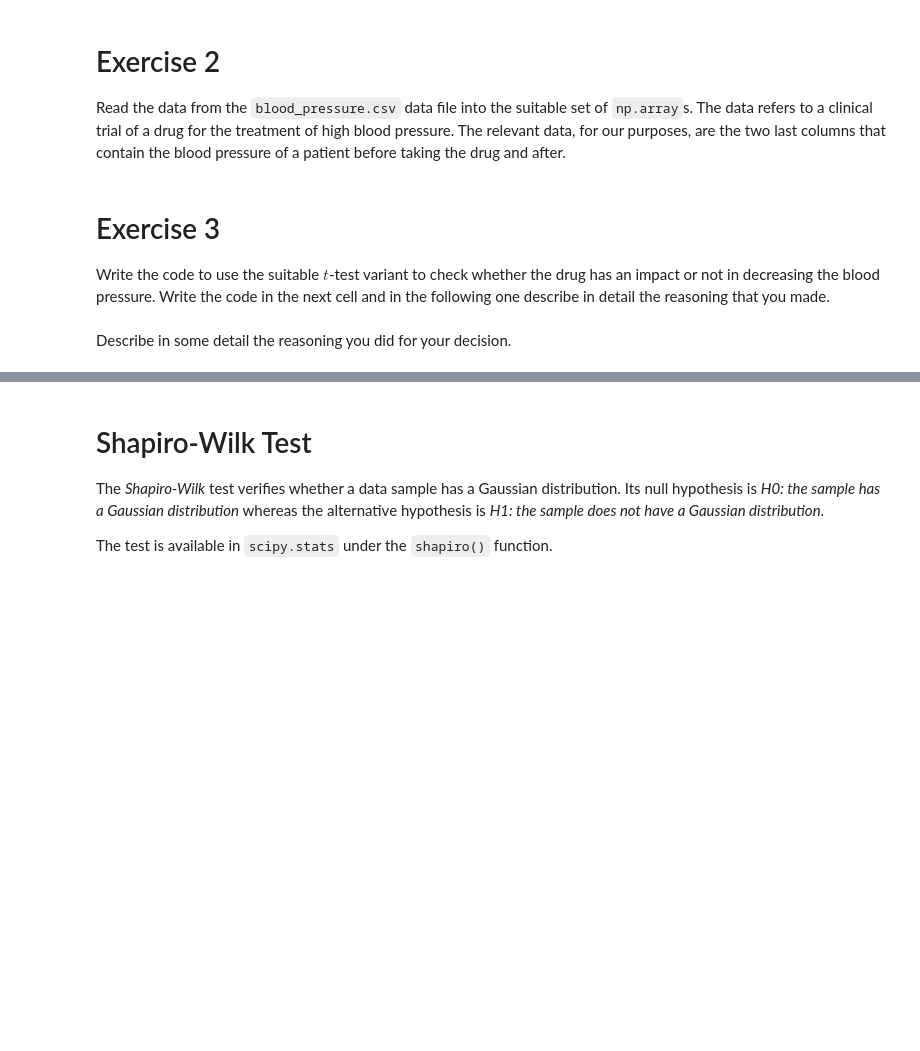
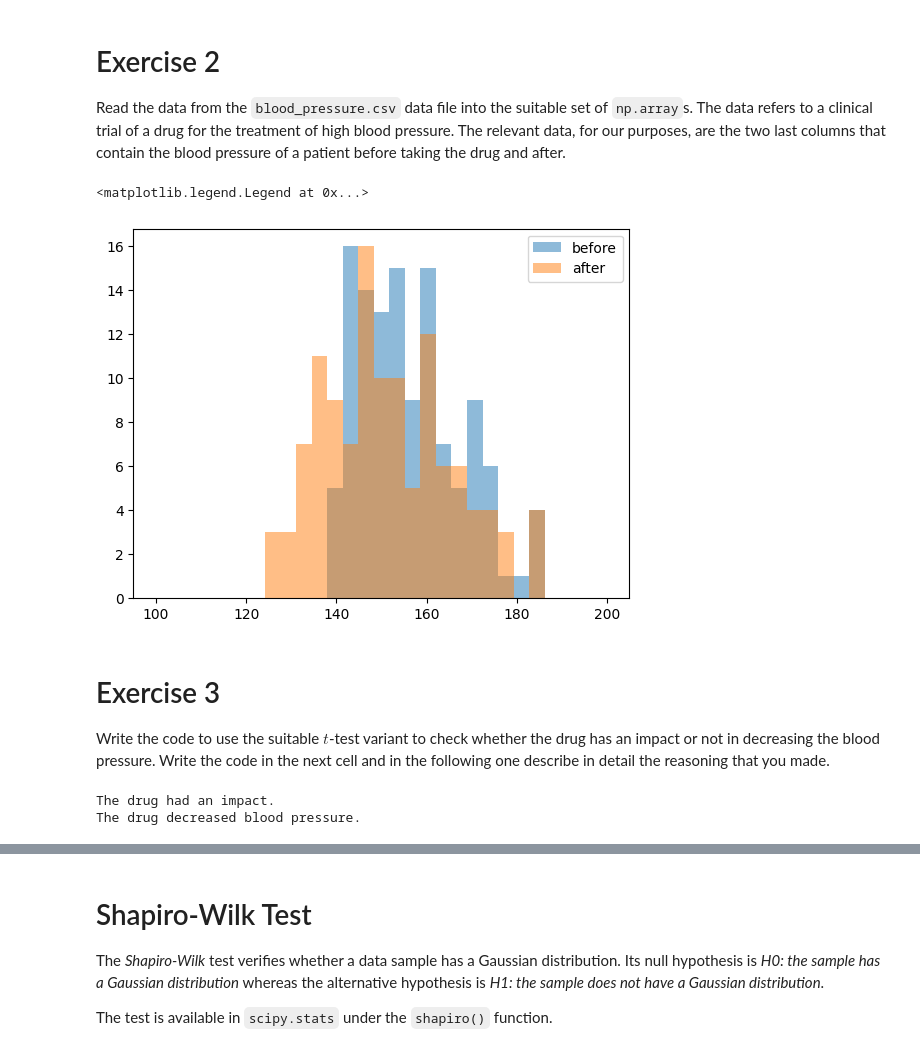
Before and after one commit to persello/daml-notebooks, a Jupyter notebook: 08/python-scipy-stats.ipynb, the cells around one changed output, grey strips where cells are left out. Cells and saved outputs as stored; diff of their text form; code cells hidden in the pictures; blank space fills up the shorter version.

```diff
--- a/08/python-scipy-stats.ipynb
+++ b/08/python-scipy-stats.ipynb
@@ -67,3 +89,18 @@ raise NotImplementedError()
+# %%
+data = np.genfromtxt('blood_pressure.csv', delimiter=',', dtype=str)[1:, :]
+
+bp_before = data[:, -2].astype(np.float32)
+bp_after = data[:, -1].astype(np.float32)
+
+bins = np.linspace(100, 200, 30)
+
+plt.hist(bp_before, alpha=0.5, bins=bins, label="before")
+plt.hist(bp_after, alpha=0.5, bins=bins, label="after")
+
+plt.legend()
+# %% [output]
+<matplotlib.legend.Legend at 0x...>
+[figure, added]
 # %% [markdown]
 # Exercise 3
 
@@ -74,2 +108,14 @@ raise NotImplementedError()
-# %% [markdown]
-Describe in some detail the reasoning you did for your decision.
+# %%
+res = scipy.stats.ttest_rel(bp_before, bp_after)
+
+if res.pvalue < 0.05:
+    print("The drug had an impact.")
+    if res.statistic > 0:
+        print("The drug decreased blood pressure.")
+    else:
+        print("The drug increased blood pressure.")
+else:
+    print("The drug did not have an impact.")
+# %% [output]
+The drug had an impact.
+The drug decreased blood pressure.
```
Also changed, not shown: parts of 16 cells of this notebook, 1 other file.
